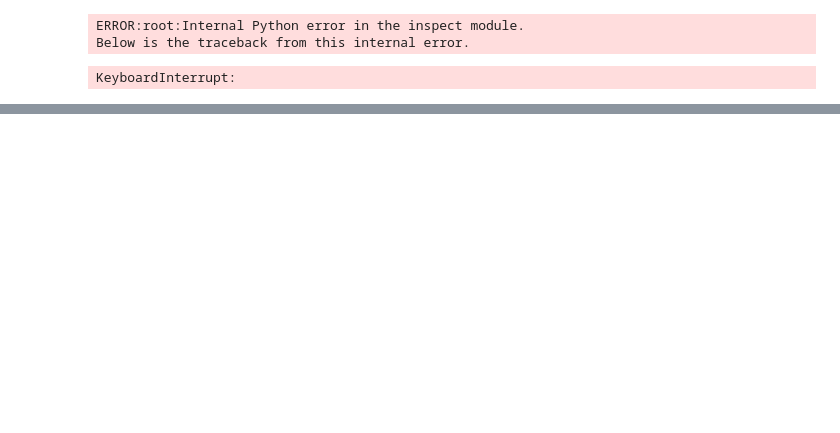
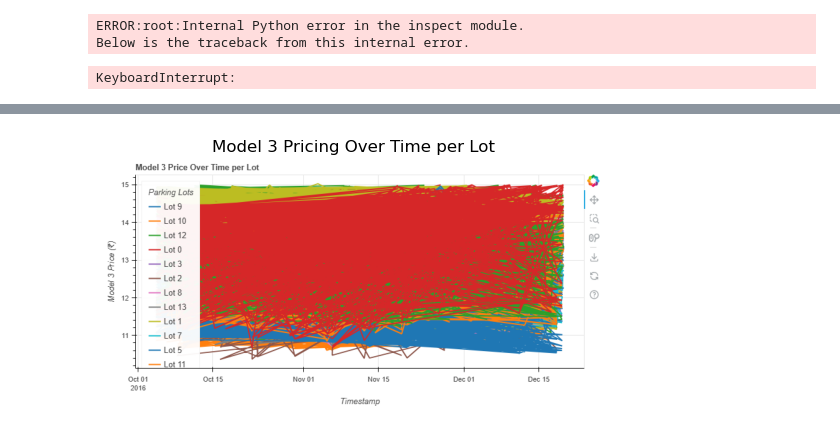
Before and after one commit to dp2426/Dynamic_Pricing_Lots-Real-Time_Data_Processing, a Jupyter notebook: CapstoneProject_SA_UrbanParkingLotDynamicPricing.ipynb, the cells around one changed output, grey strips where cells are left out. Saved outputs shown, nothing was run; the diff lists cells and outputs as text; code cells hidden in the pictures; blank space fills up the shorter version.

Commit message:
Added the plots
Added them in my notebook, as they are not visible in the Bokeh ones, there is no support I find for displaying the code on GitHub.

```diff
--- a/CapstoneProject_SA_UrbanParkingLotDynamicPricing.ipynb
+++ b/CapstoneProject_SA_UrbanParkingLotDynamicPricing.ipynb
@@ -314,6 +314,17 @@ show(p)
 [interactive output not drawn]
 [interactive output not drawn]
 [interactive output not drawn]
+# %%
+import matplotlib.pyplot as plt
+import matplotlib.image as mpimg
+
+img = mpimg.imread('Model3_Price_Graph.png')  # replace with your actual image filename
+plt.imshow(img)
+plt.axis('off')  # hide axes
+plt.title("Model 3 Pricing Over Time per Lot")
+plt.show()
+# %% [output]
+[figure, added]
 # %%
 from bokeh.transform import dodge
 from bokeh.models import ColumnDataSource, FactorRange
```
Also changed, not shown: parts of 2 cells of this notebook, 4 other files.
